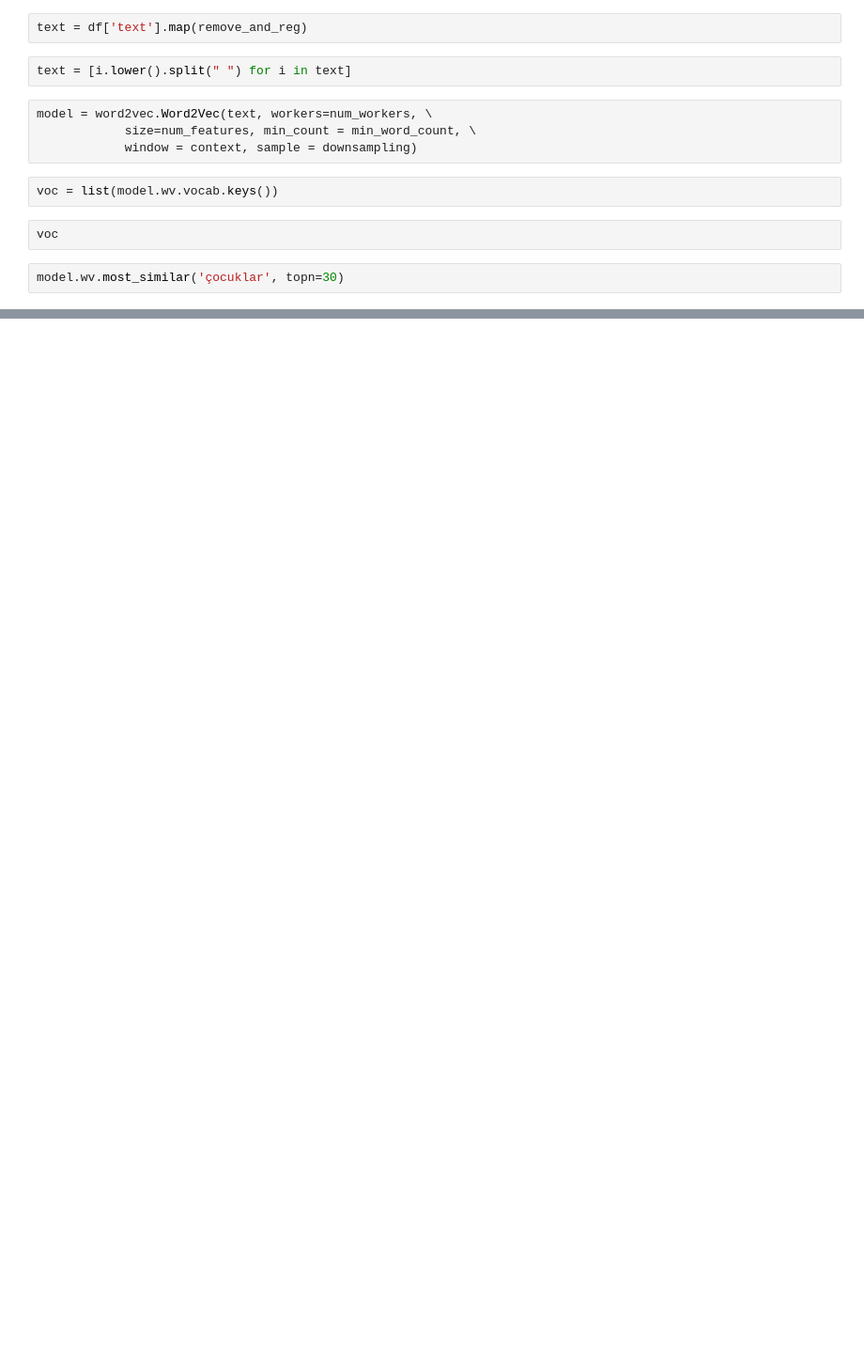
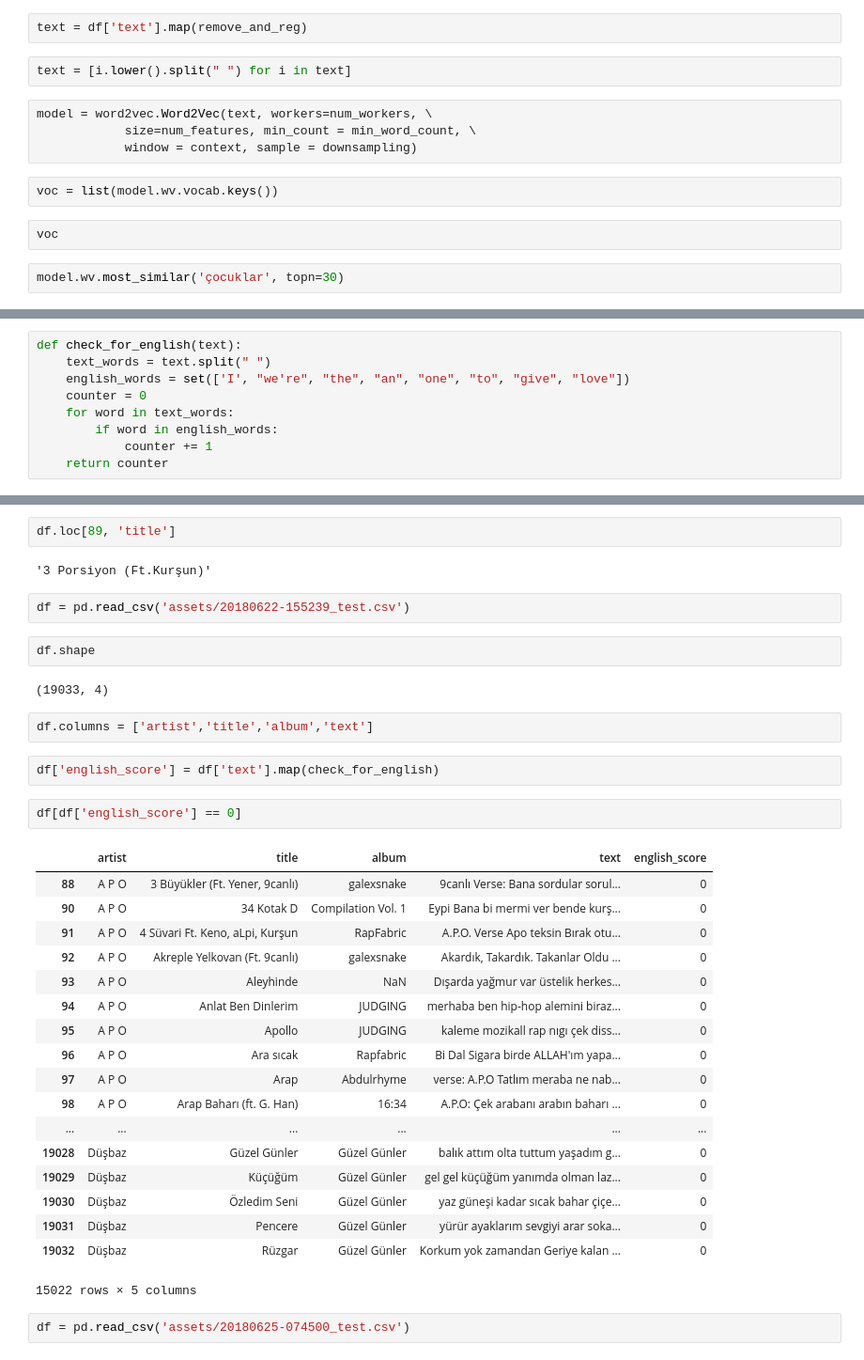
Before and after one commit to jonwithers/turkish-song-nlp, a Jupyter notebook: data exploration.ipynb, the cells around one changed output, grey strips where cells are left out. Shown: that part at 94% size. Saved outputs shown, nothing was run; the diff lists cells and outputs as text; blank space fills up the shorter version.

```diff
--- a/data exploration.ipynb
+++ b/data exploration.ipynb
@@ -147,0 +152,9 @@ model.wv.most_similar('çocuklar', topn=30)
+# %%
+def check_for_english(text):
+    text_words = text.split(" ")
+    english_words = set(['I', "we're", "the", "an", "one", "to", "give", "love"])
+    counter = 0
+    for word in text_words:
+        if word in english_words:
+            counter += 1
+    return counter
@@ -147,0 +218,37 @@ model.wv.most_similar('çocuklar', topn=30)
+# %%
+df.loc[89, 'title']
+# %% [output]
+'3 Porsiyon (Ft.Kurşun)'
+# %%
+df = pd.read_csv('assets/20180622-155239_test.csv')
+# %%
+df.shape
+# %% [output]
+(19033, 4)
+# %%
+df.columns = ['artist','title','album','text']
+# %%
+df['english_score'] = df['text'].map(check_for_english)
+# %%
+df[df['english_score'] == 0]
+# %% [output]
+|  | artist | title | album | text | english_score |
+| 88 | A P O | 3 Büyükler (Ft. Yener, 9canlı) | galexsnake | 9canlı Verse: Bana sordular sorul... | 0 |
+| 90 | A P O | 34 Kotak D | Compilation Vol. 1 | Eypi Bana bi mermi ver bende kurş... | 0 |
+| 91 | A P O | 4 Süvari Ft. Keno, aLpi, Kurşun | RapFabric | A.P.O. Verse Apo teksin Bırak otu... | 0 |
+| 92 | A P O | Akreple Yelkovan (Ft. 9canlı) | galexsnake | Akardık, Takardık. Takanlar Oldu ... | 0 |
+| 93 | A P O | Aleyhinde | NaN | Dışarda yağmur var üstelik herkes... | 0 |
+| 94 | A P O | Anlat Ben Dinlerim | JUDGING | merhaba ben hip-hop alemini biraz... | 0 |
+| 95 | A P O | Apollo | JUDGING | kaleme mozikall rap nıgı çek diss... | 0 |
+| 96 | A P O | Ara sıcak | Rapfabric | Bi Dal Sigara birde ALLAH'ım yapa... | 0 |
+| 97 | A P O | Arap | Abdulrhyme | verse: A.P.O Tatlım meraba ne nab... | 0 |
+| 98 | A P O | Arap Baharı (ft. G. Han) | 16:34 | A.P.O: Çek arabanı arabın baharı ... | 0 |
+| ... | ... | ... | ... | ... | ... |
+| 19028 | Düşbaz | Güzel Günler | Güzel Günler | balık attım olta tuttum yaşadım g... | 0 |
+| 19029 | Düşbaz | Küçüğüm | Güzel Günler | gel gel küçüğüm yanımda olman laz... | 0 |
+| 19030 | Düşbaz | Özledim Seni | Güzel Günler | yaz güneşi kadar sıcak bahar çiçe... | 0 |
+| 19031 | Düşbaz | Pencere | Güzel Günler | yürür ayaklarım sevgiyi arar soka... | 0 |
+| 19032 | Düşbaz | Rüzgar | Güzel Günler | Korkum yok zamandan Geriye kalan ... | 0 |
+15022 rows × 5 columns
+# %%
+df = pd.read_csv('assets/20180625-074500_test.csv')
```
Also changed, not shown: parts of 15 cells of this notebook, 14 other files.
